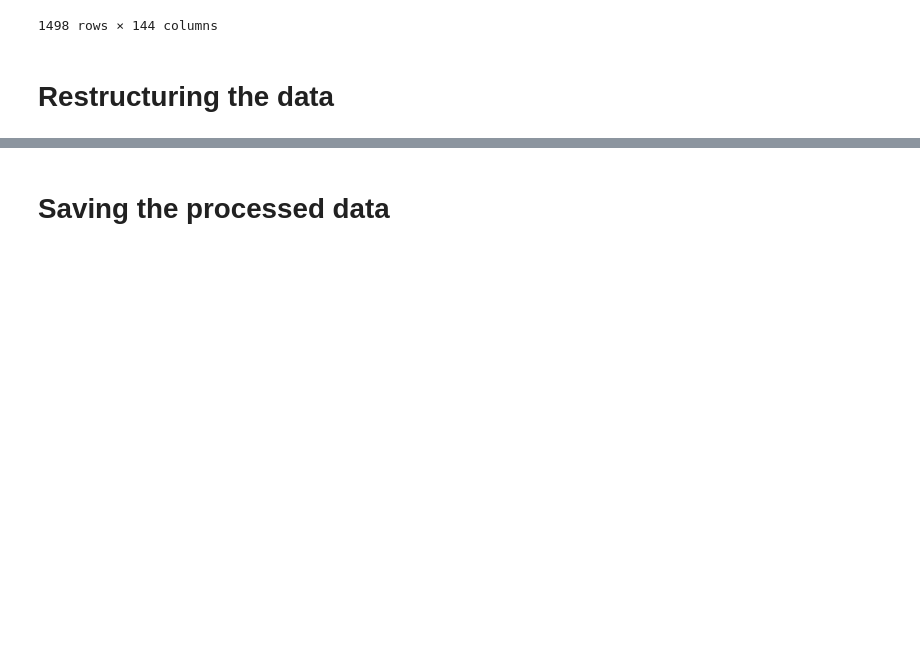
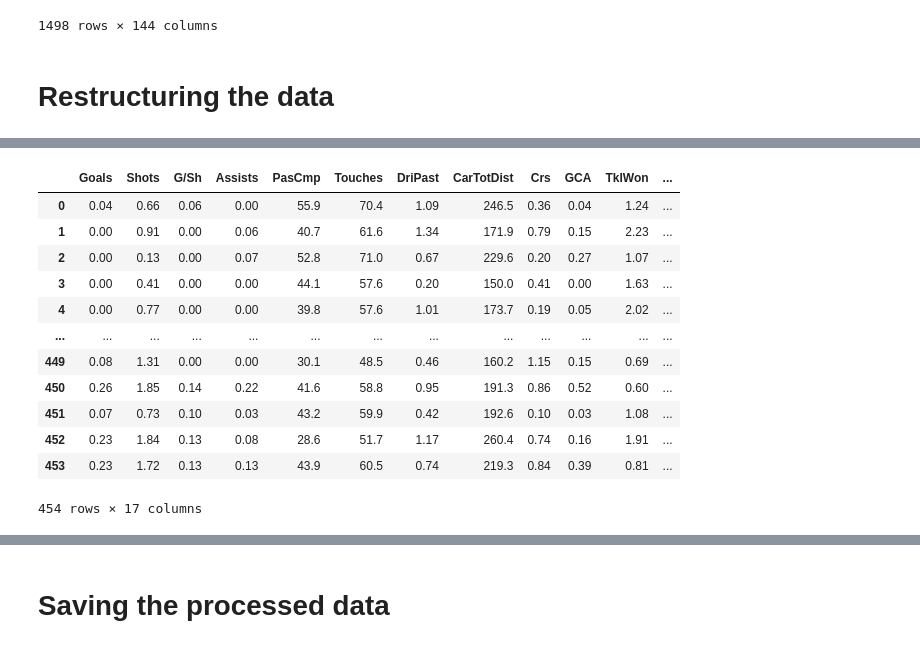
Before and after one commit to ubco-W2022T1-cosc301/project-group-25, a Jupyter notebook: notebooks/analysis1.ipynb, the cells around one changed output, grey strips where cells are left out. Saved outputs shown, nothing was run; the diff lists cells and outputs as text; code cells hidden in the pictures; blank space fills up the shorter version.

```diff
--- a/notebooks/analysis1.ipynb
+++ b/notebooks/analysis1.ipynb
@@ -71,0 +88,16 @@ defenders = p1.defenders(df)
+# %%
+midfielders
+# %% [output]
+|  | Goals | Shots | G/Sh | Assists | PasCmp | Touches | DriPast | CarTotDist | Crs | GCA | TklWon | ... |
+| 0 | 0.04 | 0.66 | 0.06 | 0.00 | 55.9 | 70.4 | 1.09 | 246.5 | 0.36 | 0.04 | 1.24 | ... |
+| 1 | 0.00 | 0.91 | 0.00 | 0.06 | 40.7 | 61.6 | 1.34 | 171.9 | 0.79 | 0.15 | 2.23 | ... |
+| 2 | 0.00 | 0.13 | 0.00 | 0.07 | 52.8 | 71.0 | 0.67 | 229.6 | 0.20 | 0.27 | 1.07 | ... |
+| 3 | 0.00 | 0.41 | 0.00 | 0.00 | 44.1 | 57.6 | 0.20 | 150.0 | 0.41 | 0.00 | 1.63 | ... |
+| 4 | 0.00 | 0.77 | 0.00 | 0.00 | 39.8 | 57.6 | 1.01 | 173.7 | 0.19 | 0.05 | 2.02 | ... |
+| ... | ... | ... | ... | ... | ... | ... | ... | ... | ... | ... | ... | ... |
+| 449 | 0.08 | 1.31 | 0.00 | 0.00 | 30.1 | 48.5 | 0.46 | 160.2 | 1.15 | 0.15 | 0.69 | ... |
+| 450 | 0.26 | 1.85 | 0.14 | 0.22 | 41.6 | 58.8 | 0.95 | 191.3 | 0.86 | 0.52 | 0.60 | ... |
+| 451 | 0.07 | 0.73 | 0.10 | 0.03 | 43.2 | 59.9 | 0.42 | 192.6 | 0.10 | 0.03 | 1.08 | ... |
+| 452 | 0.23 | 1.84 | 0.13 | 0.08 | 28.6 | 51.7 | 1.17 | 260.4 | 0.74 | 0.16 | 1.91 | ... |
+| 453 | 0.23 | 1.72 | 0.13 | 0.13 | 43.9 | 60.5 | 0.74 | 219.3 | 0.84 | 0.39 | 0.81 | ... |
+454 rows × 17 columns
```
Also changed, not shown: parts of 4 cells of this notebook, 2 other files.
